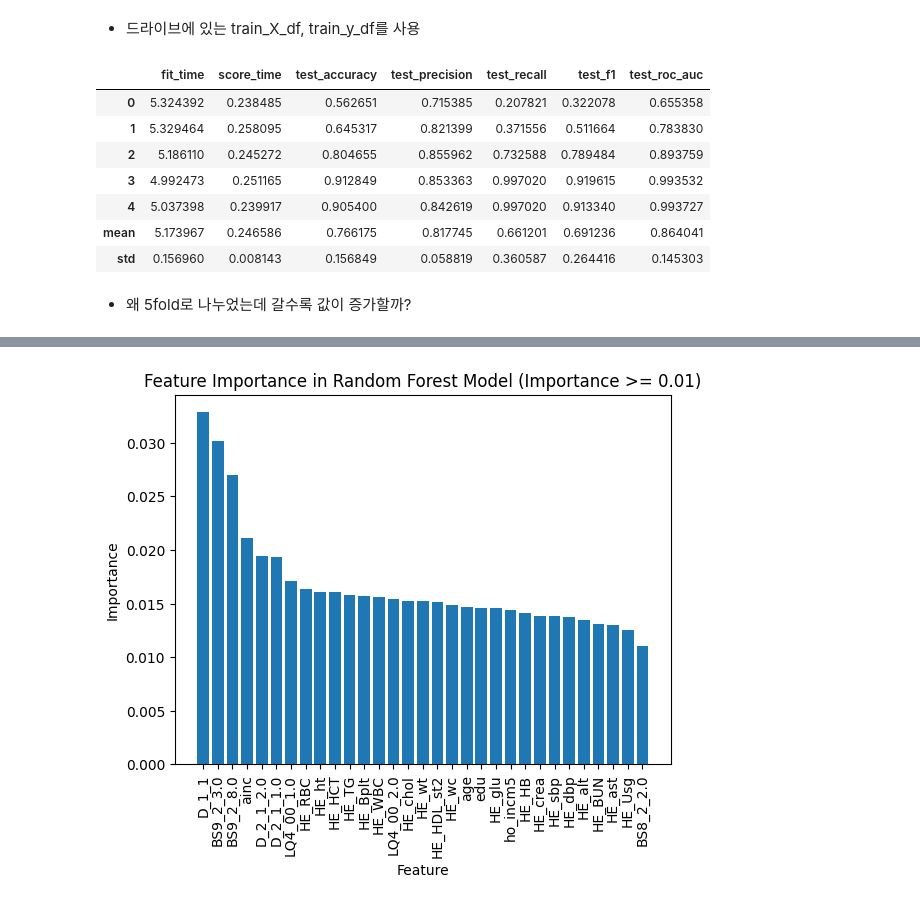
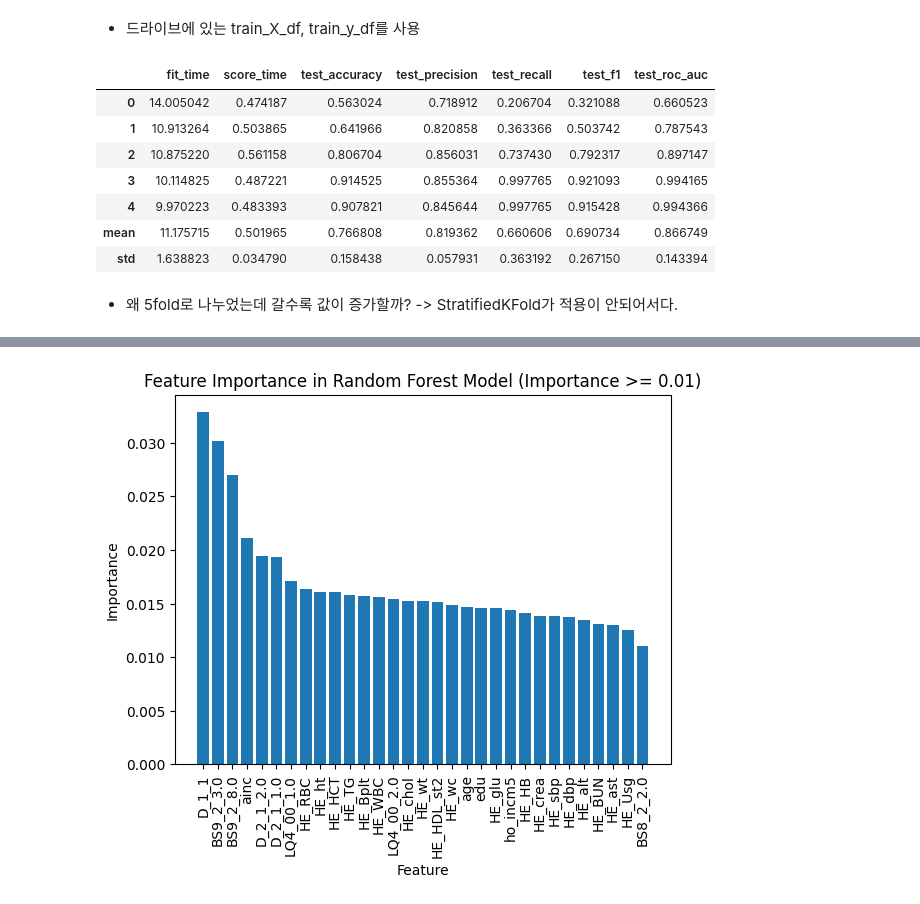
Before and after one commit to Bong-HoonLee/Predicting-Depression, a Jupyter notebook: rf_clf/rf_231210.ipynb, the cells around one changed output, grey strips where cells are left out. Drawn from its saved outputs; the diff is of its cells as text; code cells hidden in the pictures.

```diff
--- a/rf_clf/rf_231210.ipynb
+++ b/rf_clf/rf_231210.ipynb
@@ -16,18 +18,18 @@ X_trn.drop("depressed", axis=1,inplace=True) # depressed가 있어서 삭제
 # %%
 # 5가지의 scoring을 볼 예정
 scoring = ['accuracy', 'precision', 'recall', 'f1', 'roc_auc']
 
-clf = RandomForestClassifier(n_estimators=100, max_depth=20, random_state=2023)
+clf = RandomForestClassifier(n_estimators=200, max_depth=20, random_state=2023)
 scores = cross_validate(clf, X_trn, y_trn, scoring=scoring, cv=5) # 5fold
 
 scores_df = pd.DataFrame(scores)
 pd.concat([scores_df, scores_df.apply(['mean', 'std'])])
 # %% [output]
 |  | fit_time | score_time | test_accuracy | test_precision | test_recall | test_f1 | test_roc_auc |
-| 0 | 5.324392 | 0.238485 | 0.562651 | 0.715385 | 0.207821 | 0.322078 | 0.655358 |
-| 1 | 5.329464 | 0.258095 | 0.645317 | 0.821399 | 0.371556 | 0.511664 | 0.783830 |
-| 2 | 5.186110 | 0.245272 | 0.804655 | 0.855962 | 0.732588 | 0.789484 | 0.893759 |
-| 3 | 4.992473 | 0.251165 | 0.912849 | 0.853363 | 0.997020 | 0.919615 | 0.993532 |
-| 4 | 5.037398 | 0.239917 | 0.905400 | 0.842619 | 0.997020 | 0.913340 | 0.993727 |
-| mean | 5.173967 | 0.246586 | 0.766175 | 0.817745 | 0.661201 | 0.691236 | 0.864041 |
-| std | 0.156960 | 0.008143 | 0.156849 | 0.058819 | 0.360587 | 0.264416 | 0.145303 |
+| 0 | 14.005042 | 0.474187 | 0.563024 | 0.718912 | 0.206704 | 0.321088 | 0.660523 |
+| 1 | 10.913264 | 0.503865 | 0.641966 | 0.820858 | 0.363366 | 0.503742 | 0.787543 |
+| 2 | 10.875220 | 0.561158 | 0.806704 | 0.856031 | 0.737430 | 0.792317 | 0.897147 |
+| 3 | 10.114825 | 0.487221 | 0.914525 | 0.855364 | 0.997765 | 0.921093 | 0.994165 |
+| 4 | 9.970223 | 0.483393 | 0.907821 | 0.845644 | 0.997765 | 0.915428 | 0.994366 |
+| mean | 11.175715 | 0.501965 | 0.766808 | 0.819362 | 0.660606 | 0.690734 | 0.866749 |
+| std | 1.638823 | 0.034790 | 0.158438 | 0.057931 | 0.363192 | 0.267150 | 0.143394 |
@@ -34,2 +46,2 @@ pd.concat([scores_df, scores_df.apply(['mean', 'std'])])
 # %% [markdown]
-- 왜 5fold로 나누었는데 갈수록 값이 증가할까?
+- 왜 5fold로 나누었는데 갈수록 값이 증가할까? -> StratifiedKFold가 적용이 안되어서다.
```
Also changed, not shown: parts of 4 cells of this notebook, 1 other file.
